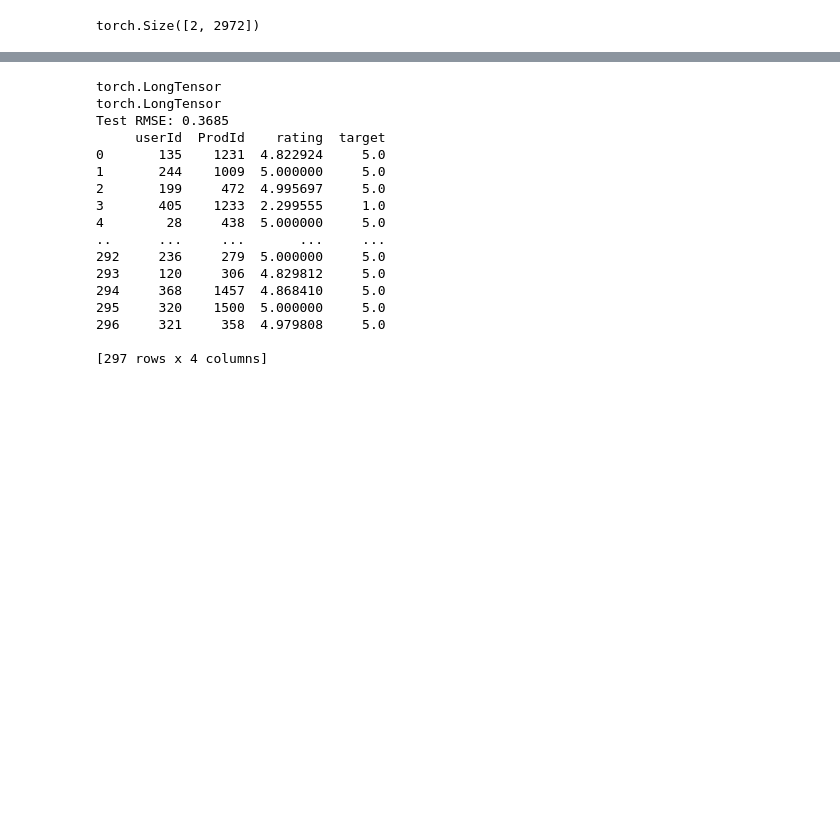
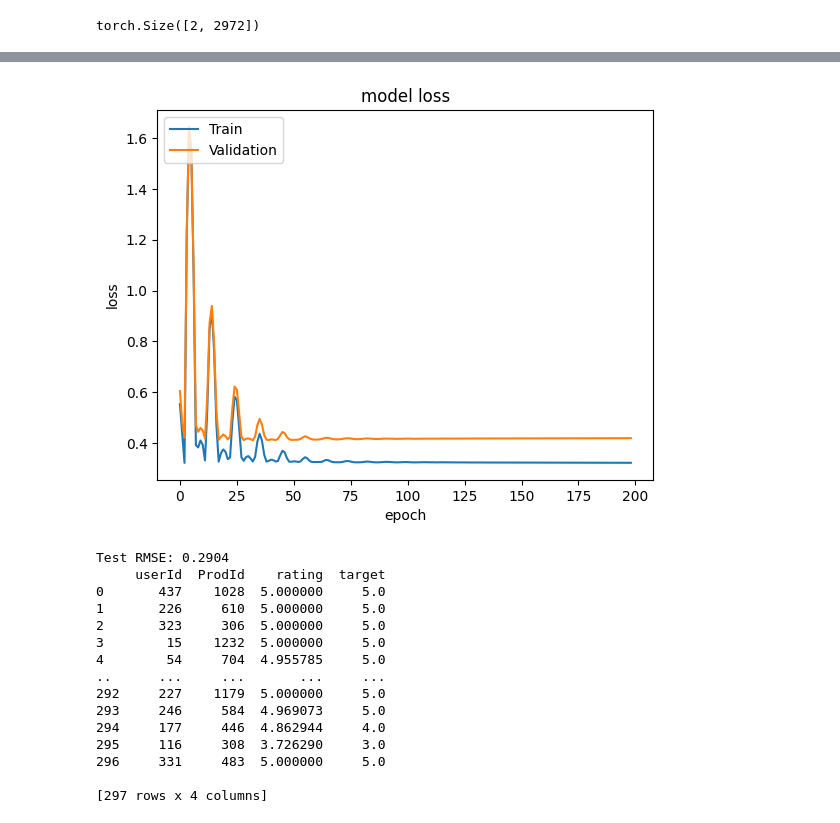
Before and after one commit to aiden200/ARS, a Jupyter notebook: final_copy.ipynb, the cells around one changed output, grey strips where cells are left out. Saved outputs shown, nothing was run; the diff lists cells and outputs as text; code cells hidden in the pictures; blank space fills up the shorter version.

Commit message:
added different edges

```diff
--- a/final_copy.ipynb
+++ b/final_copy.ipynb
@@ -320,29 +325,29 @@ data['User'].x = torch.eye(len(users))
 # Add edge indices to the HeteroData object
 data['User', 'REVIEWS', 'Product'].edge_index = user_product_edges
 data['User', 'REVIEWS', 'Product'].edge_label = user_product_ratings
-# data['Product', 'ALSO_BOUGHT', 'Product'].edge_index = product_product_edges
+data['Product', 'ALSO_BOUGHT', 'Product'].edge_index = product_product_edges
 
 import torch_geometric.transforms as T
 data = T.ToUndirected()(data)
 
 del data['Product', 'rev_REVIEWS', 'User'].edge_label
 # %%
+train_data, val_data, test_data = T.RandomLinkSplit(
+    num_val=0.1,
+    num_test=0.1,
+    neg_sampling_ratio=0.0,
+    edge_types=[('User', 'REVIEWS', 'Product'), ('Product', 'ALSO_BOUGHT', 'Product')],
+    rev_edge_types=[('Product', 'rev_REVIEWS', 'User'),('Product', 'rev_ALSO_BOUGHT', 'Product')],
+)(data)
+train_data, val_data
+
 # train_data, val_data, test_data = T.RandomLinkSplit(
 #     num_val=0.1,
 #     num_test=0.1,
 #     neg_sampling_ratio=0.0,
-#     edge_types=[('User', 'REVIEWS', 'Product'), ('Product', 'ALSO_BOUGHT', 'Product')],
-#     rev_edge_types=[('Product', 'rev_REVIEWS', 'User'),('Product', 'rev_ALSO_BOUGHT', 'Product')],
+#     edge_types=[('User', 'REVIEWS', 'Product')],
+#     rev_edge_types=[('Product', 'rev_REVIEWS', 'User')],
 # )(data)
-# train_data, val_data
-
-train_data, val_data, test_data = T.RandomLinkSplit(
-    num_val=0.1,
-    num_test=0.1,
-    neg_sampling_ratio=0.0,
-    edge_types=[('User', 'REVIEWS', 'Product')],
-    rev_edge_types=[('Product', 'rev_REVIEWS', 'User')],
-)(data)
 train_data, val_data
 # %% [output]
 (HeteroData(
@@ -470,12 +475,16 @@ def test(data):
     rmse = F.mse_loss(pred, target).sqrt()
     return float(rmse)
 
-
-for epoch in range(1, 301):
+epochs = 200
+t_loss = []
+v_loss = []
+for epoch in range(1, epochs):
     train_data = train_data.to(device)
     loss = train()
     train_rmse = test(train_data)
     val_rmse = test(val_data)
+    t_loss.append(train_rmse)
+    v_loss.append(val_rmse)
     print(f'Epoch: {epoch:03d}, Loss: {loss:.4f}, Train: {train_rmse:.4f}, '
           f'Val: {val_rmse:.4f}')
 # %% [output]
@@ -499,3 +508,14 @@ Epoch: 300, Loss: 0.1141, Train: 0.3366, Val: 0.2881
+# %%
+import matplotlib.pyplot as plt
+plt.plot(t_loss)
+plt.plot(v_loss)
+plt.title('model loss')
+plt.ylabel('loss')
+plt.xlabel('epoch')
+plt.legend(['Train', 'Validation'], loc='upper left')
+plt.show()
+# %% [output]
+[figure, added]
 # %%
 with torch.no_grad():
     test_data = test_data.to(device)
@@ -513,20 +533,18 @@ target = target.cpu().numpy()
 
 print(pd.DataFrame({'userId': userId, 'ProdId': prodId, 'rating': pred, 'target': target}))
 # %% [output]
-torch.LongTensor
-torch.LongTensor
-Test RMSE: 0.3685
+Test RMSE: 0.2904
      userId  ProdId    rating  target
-0       135    1231  4.822924     5.0
-1       244    1009  5.000000     5.0
-2       199     472  4.995697     5.0
-3       405    1233  2.299555     1.0
-4        28     438  5.000000     5.0
+0       437    1028  5.000000     5.0
+1       226     610  5.000000     5.0
+2       323     306  5.000000     5.0
+3        15    1232  5.000000     5.0
+4        54     704  4.955785     5.0
 ..      ...     ...       ...     ...
-292     236     279  5.000000     5.0
-293     120     306  4.829812     5.0
-294     368    1457  4.868410     5.0
-295     320    1500  5.000000     5.0
-296     321     358  4.979808     5.0
+292     227    1179  5.000000     5.0
+293     246     584  4.969073     5.0
+294     177     446  4.862944     4.0
+295     116     308  3.726290     3.0
+296     331     483  5.000000     5.0
 
 [297 rows x 4 columns]
```
Also changed, not shown: parts of 8 cells of this notebook.
